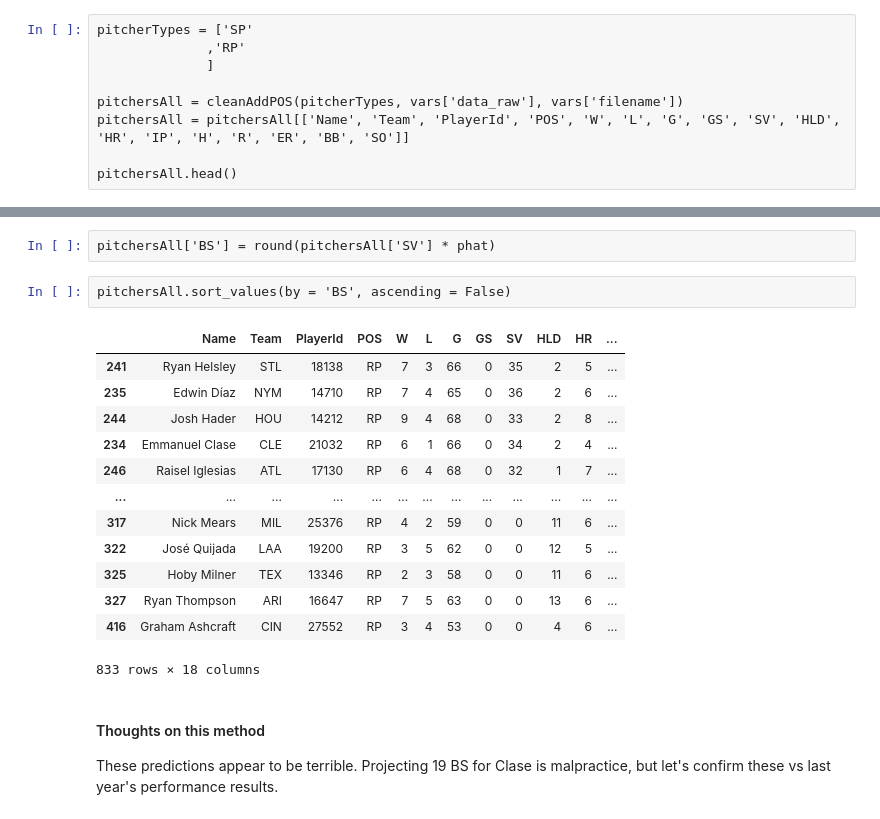
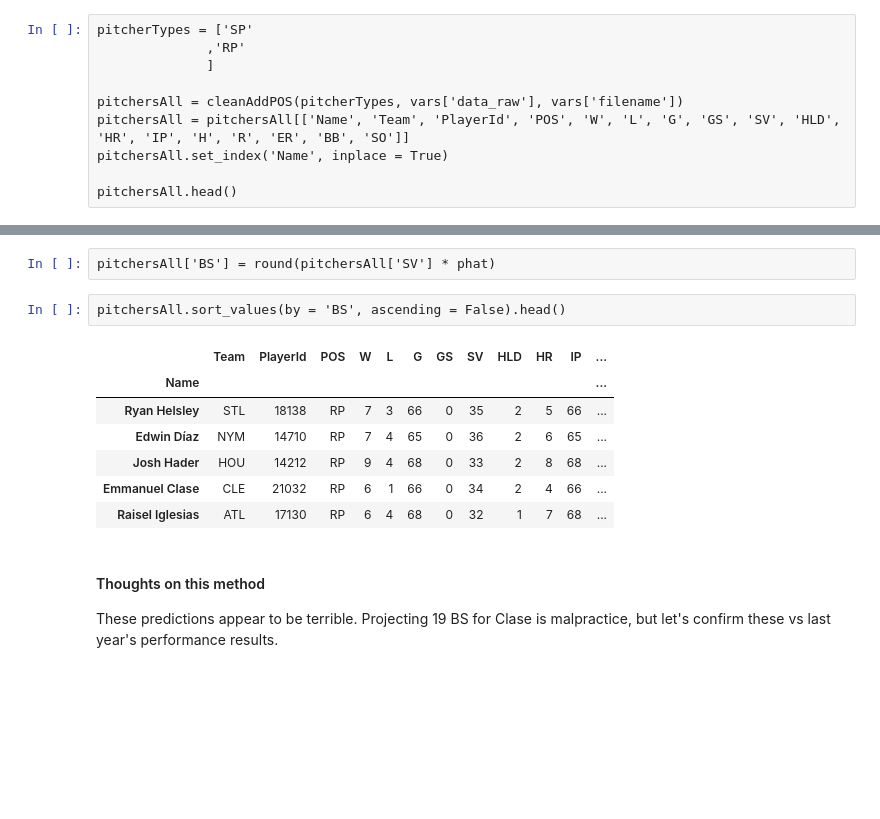
Before and after one commit to jdlesniak/FBB_Points, a Jupyter notebook: explore/cleaning.ipynb, the cells around one changed output, grey strips where cells are left out. Saved outputs shown, nothing was run; the diff lists cells and outputs as text; blank space fills up the shorter version.

```diff
--- a/explore/cleaning.ipynb
+++ b/explore/cleaning.ipynb
@@ -219,6 +219,7 @@ pitcherTypes = ['SP'
 
 pitchersAll = cleanAddPOS(pitcherTypes, vars['data_raw'], vars['filename'])
 pitchersAll = pitchersAll[['Name', 'Team', 'PlayerId', 'POS', 'W', 'L', 'G', 'GS', 'SV', 'HLD', 'HR', 'IP', 'H', 'R', 'ER', 'BB', 'SO']]
+pitchersAll.set_index('Name', inplace = True)
 
 pitchersAll.head()
 # %% [output]
@@ -252,21 +254,15 @@ phat = sum(teams['BS'])/sum(teams['SV'])
 # %%
 pitchersAll['BS'] = round(pitchersAll['SV'] * phat)
 # %%
-pitchersAll.sort_values(by = 'BS', ascending = False)
+pitchersAll.sort_values(by = 'BS', ascending = False).head()
 # %% [output]
-|  | Name | Team | PlayerId | POS | W | L | G | GS | SV | HLD | HR | ... |
-| 241 | Ryan Helsley | STL | 18138 | RP | 7 | 3 | 66 | 0 | 35 | 2 | 5 | ... |
-| 235 | Edwin Díaz | NYM | 14710 | RP | 7 | 4 | 65 | 0 | 36 | 2 | 6 | ... |
-| 244 | Josh Hader | HOU | 14212 | RP | 9 | 4 | 68 | 0 | 33 | 2 | 8 | ... |
-| 234 | Emmanuel Clase | CLE | 21032 | RP | 6 | 1 | 66 | 0 | 34 | 2 | 4 | ... |
-| 246 | Raisel Iglesias | ATL | 17130 | RP | 6 | 4 | 68 | 0 | 32 | 1 | 7 | ... |
-| ... | ... | ... | ... | ... | ... | ... | ... | ... | ... | ... | ... | ... |
-| 317 | Nick Mears | MIL | 25376 | RP | 4 | 2 | 59 | 0 | 0 | 11 | 6 | ... |
-| 322 | José Quijada | LAA | 19200 | RP | 3 | 5 | 62 | 0 | 0 | 12 | 5 | ... |
-| 325 | Hoby Milner | TEX | 13346 | RP | 2 | 3 | 58 | 0 | 0 | 11 | 6 | ... |
-| 327 | Ryan Thompson | ARI | 16647 | RP | 7 | 5 | 63 | 0 | 0 | 13 | 6 | ... |
-| 416 | Graham Ashcraft | CIN | 27552 | RP | 3 | 4 | 53 | 0 | 0 | 4 | 6 | ... |
+|  | Team | PlayerId | POS | W | L | G | GS | SV | HLD | HR | IP | ... |
+| Name |  |  |  |  |  |  |  |  |  |  |  | ... |
+| Ryan Helsley | STL | 18138 | RP | 7 | 3 | 66 | 0 | 35 | 2 | 5 | 66 | ... |
+| Edwin Díaz | NYM | 14710 | RP | 7 | 4 | 65 | 0 | 36 | 2 | 6 | 65 | ... |
+| Josh Hader | HOU | 14212 | RP | 9 | 4 | 68 | 0 | 33 | 2 | 8 | 68 | ... |
+| Emmanuel Clase | CLE | 21032 | RP | 6 | 1 | 66 | 0 | 34 | 2 | 4 | 66 | ... |
+| Raisel Iglesias | ATL | 17130 | RP | 6 | 4 | 68 | 0 | 32 | 1 | 7 | 68 | ... |
-833 rows × 18 columns
 # %% [markdown]
 #### Thoughts on this method
 These predictions appear to be terrible. Projecting 19 BS for Clase is malpractice, but let's confirm these vs last year's performance results.
```
Also changed, not shown: parts of 5 cells of this notebook.
